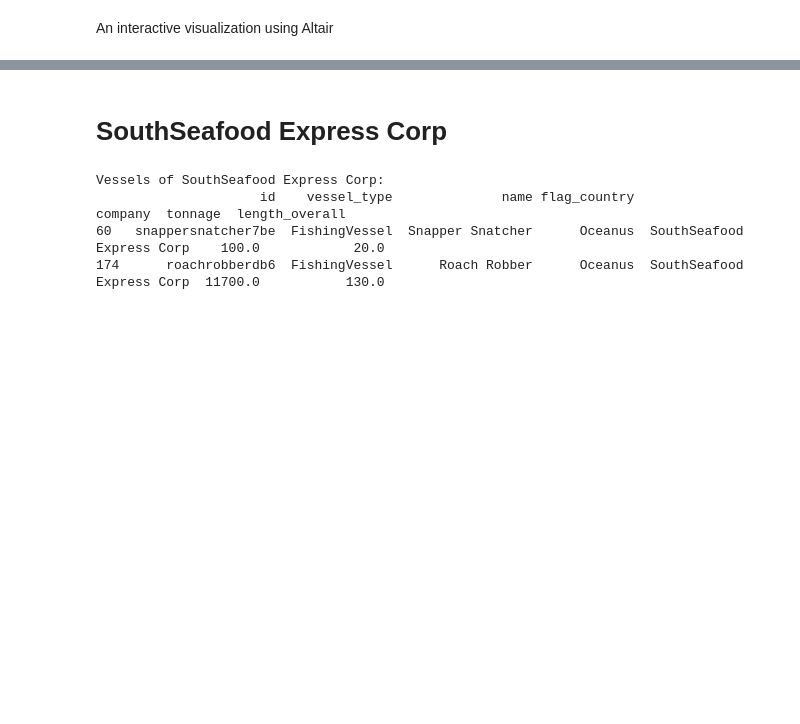
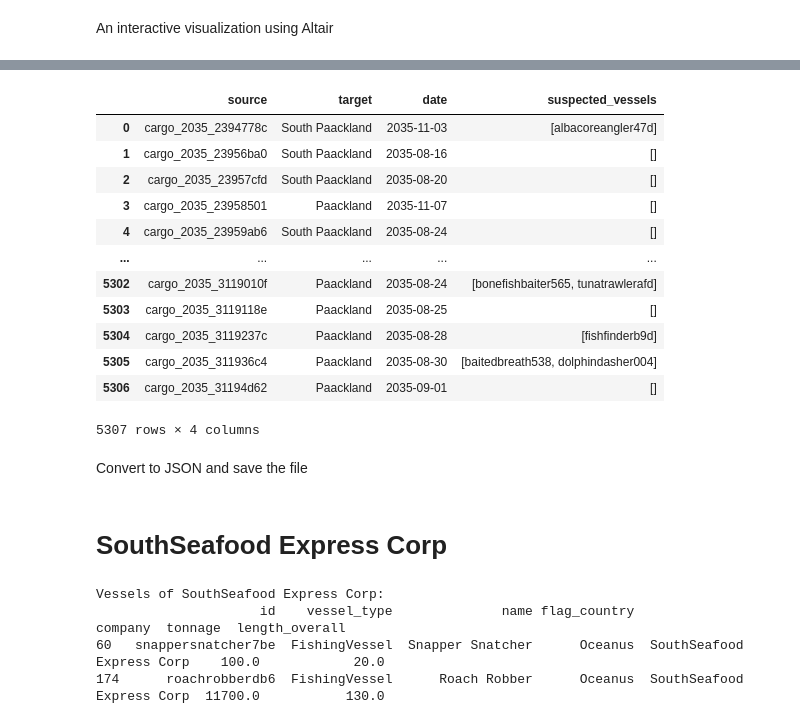
Before and after one commit to matildeec/VisualAnalytics2025, a Jupyter notebook: DataUnderstanding/data-inspection.ipynb, the cells around one changed output, grey strips where cells are left out. Saved outputs shown, nothing was run; the diff lists cells and outputs as text; code cells hidden in the pictures; blank space fills up the shorter version.

```diff
--- a/DataUnderstanding/data-inspection.ipynb
+++ b/DataUnderstanding/data-inspection.ipynb
@@ -146,3 +146,8 @@ plt.show()
 [figure]
 # %%
 illegal_fishing_locations = ['Ghoti Preserve', 'Nemo Reef', 'Don Limpet Preserve']
+# %%
+# Memorize dwell statistics for illegal fishing locations
+dwell_stats_illegal = transponder_pings_merged_filtered[transponder_pings_merged_filtered['source'].isin(illegal_fishing_locations)].groupby('source')['dwell_hours'].describe()
+
+print(dwell_stats_illegal.to_string())
@@ -634,0 +788,33 @@ for city in transactions_merged['target'].unique():
+# %%
+# Initialize an empty column
+transactions_merged['suspected_vessels'] = None
+
+for index, row in transactions_merged.iterrows():
+    harbor = row['target']
+    date = row['date']
+    qty_tonnage = row['qty_tons']
+
+    # Step 1 — Find matching vessels in the harbor reports
+    matches = harbor_reports_merged[
+        (harbor_reports_merged['target'] == harbor) &
+        (harbor_reports_merged['date'] == date - pd.Timedelta(days=1)) &
+        (harbor_reports_merged['tonnage'] >= qty_tonnage) &
+        (harbor_reports_merged['vessel_type'].isin(['FishingVessel', 'CargoVessel', 'Other']))
+    ]
+
+    # Step 2 — Find vessels that have been in illegal fishing locations
+    dwell_thresholds = dwell_stats_illegal['75%']
+
+    matches_pings = transponder_pings[
+        transponder_pings['target'].isin(matches['source']) &
+        transponder_pings['source'].isin(illegal_fishing_locations) &
+        (transponder_pings['time'].dt.date < date.date()) &
+        (transponder_pings['dwell_hours'] > transponder_pings['source'].map(dwell_thresholds))
+    ]
+
+    # Step 3 — Record the unique list of vessel names in a new column
+    transactions_merged.at[index, 'suspected_vessels'] = matches_pings['target'].unique().tolist()
+
+    # Progress bar
+    if (index + 1) % 100 == 0:
+        print(f"Processed {index + 1} / {len(transactions_merged)} transactions")
@@ -634,0 +839,21 @@ for city in transactions_merged['target'].unique():
+# %%
+# Assign the suspected vessels back to the original transactions DataFrame
+transactions['suspected_vessels'] = transactions_merged['suspected_vessels']
+# %%
+transactions
+# %% [output]
+|  | source | target | date | suspected_vessels |
+| 0 | cargo_2035_2394778c | South Paackland | 2035-11-03 | [albacoreangler47d] |
+| 1 | cargo_2035_23956ba0 | South Paackland | 2035-08-16 | [] |
+| 2 | cargo_2035_23957cfd | South Paackland | 2035-08-20 | [] |
+| 3 | cargo_2035_23958501 | Paackland | 2035-11-07 | [] |
+| 4 | cargo_2035_23959ab6 | South Paackland | 2035-08-24 | [] |
+| ... | ... | ... | ... | ... |
+| 5302 | cargo_2035_3119010f | Paackland | 2035-08-24 | [bonefishbaiter565, tunatrawlerafd] |
+| 5303 | cargo_2035_3119118e | Paackland | 2035-08-25 | [] |
+| 5304 | cargo_2035_3119237c | Paackland | 2035-08-28 | [fishfinderb9d] |
+| 5305 | cargo_2035_311936c4 | Paackland | 2035-08-30 | [baitedbreath538, dolphindasher004] |
+| 5306 | cargo_2035_31194d62 | Paackland | 2035-09-01 | [] |
+5307 rows × 4 columns
+# %% [markdown]
+Convert to JSON and save the file
```
Also changed, not shown: parts of 27 cells of this notebook, 4 other files.
